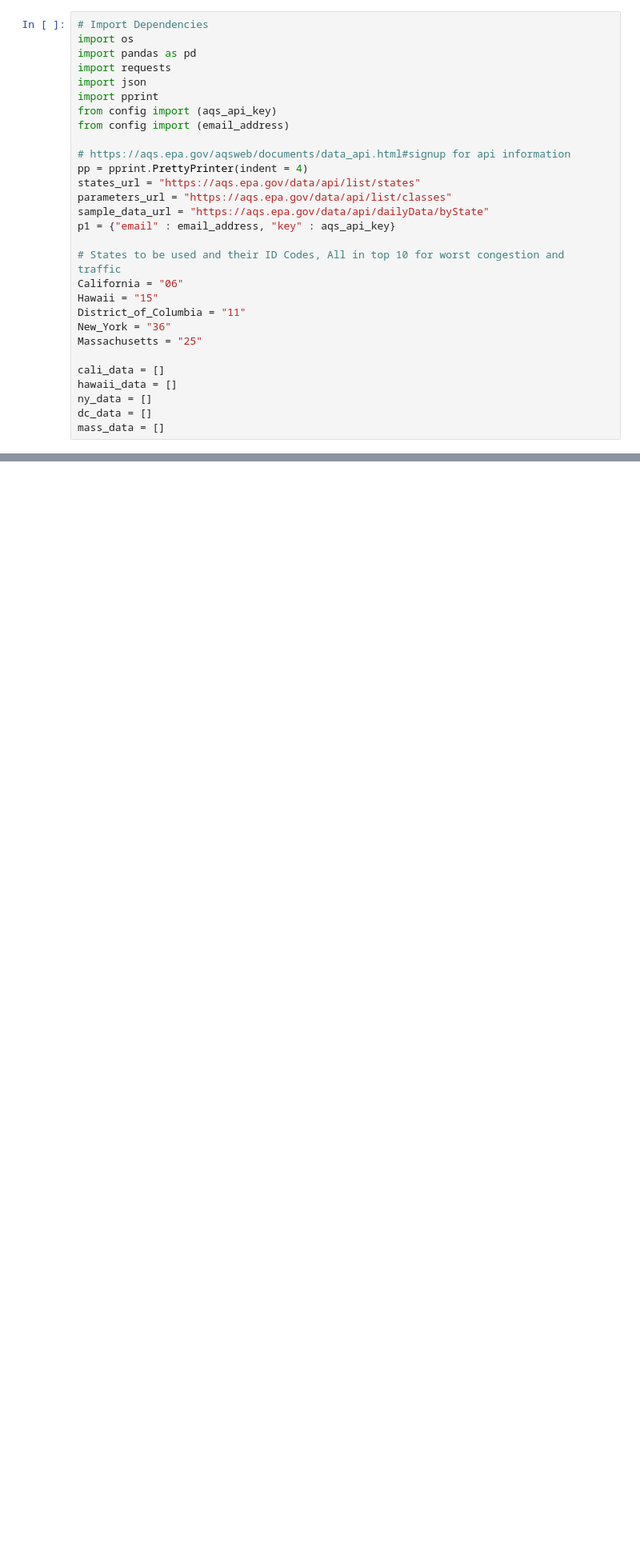
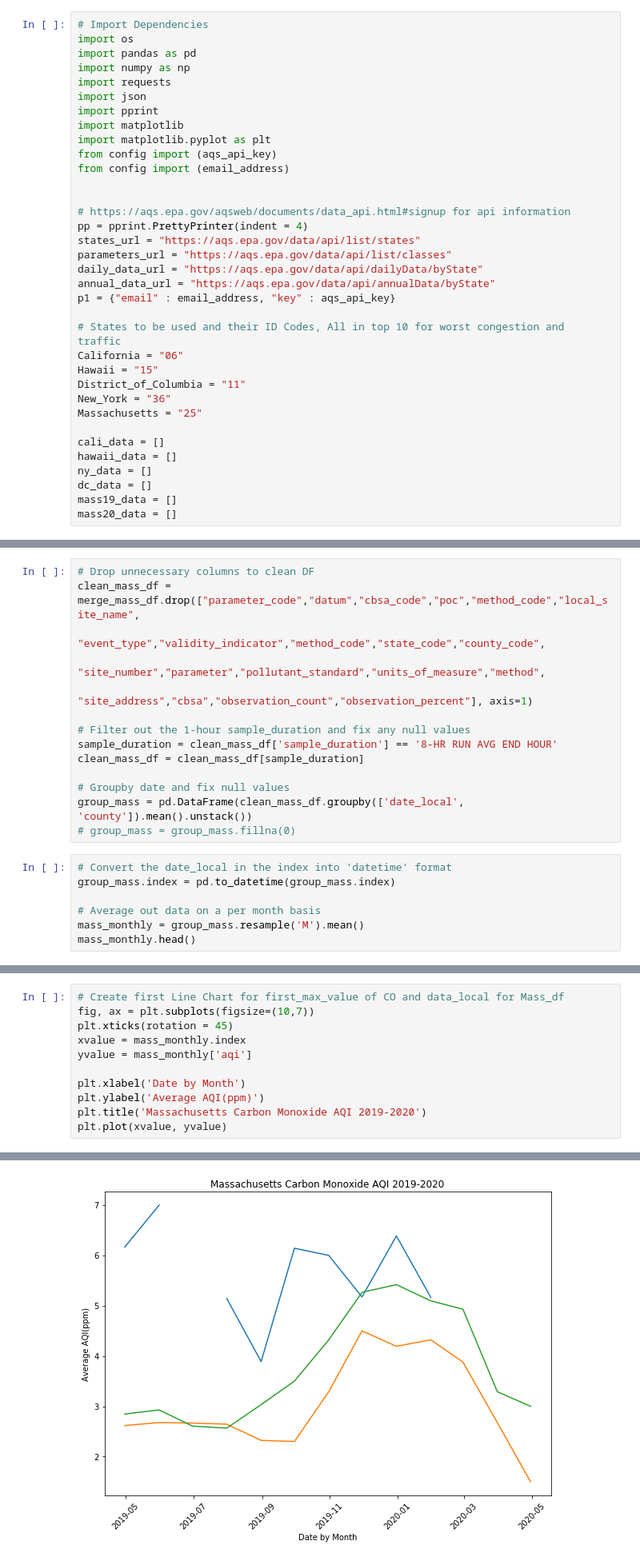
Before and after one commit to TrentELittle/BootcampProject1, a Jupyter notebook: project_main.ipynb, the cells around one changed output, grey strips where cells are left out. Shown at 80% size. Cells and saved outputs as stored; diff of their text form; blank space fills up the shorter version.

Commit message:
Updated CO AQI Graph

```diff
--- a/project_main.ipynb
+++ b/project_main.ipynb
@@ -2,17 +2,22 @@
 # Import Dependencies
 import os
 import pandas as pd
+import numpy as np
 import requests
 import json
 import pprint
+import matplotlib
+import matplotlib.pyplot as plt
 from config import (aqs_api_key)
 from config import (email_address)
+
 
 # https://aqs.epa.gov/aqsweb/documents/data_api.html#signup for api information
 pp = pprint.PrettyPrinter(indent = 4)
 states_url = "https://aqs.epa.gov/data/api/list/states"
 parameters_url = "https://aqs.epa.gov/data/api/list/classes"
-sample_data_url = "https://aqs.epa.gov/data/api/dailyData/byState"
+daily_data_url = "https://aqs.epa.gov/data/api/dailyData/byState"
+annual_data_url = "https://aqs.epa.gov/data/api/annualData/byState"
 p1 = {"email" : email_address, "key" : aqs_api_key}
 
 # States to be used and their ID Codes, All in top 10 for worst congestion and traffic
@@ -26,4 +31,5 @@ cali_data = []
 hawaii_data = []
 ny_data = []
 dc_data = []
-mass_data = []
+mass19_data = []
+mass20_data = []
@@ -124,0 +121,21 @@ mass_df.head()
+# %%
+# Drop unnecessary columns to clean DF
+clean_mass_df = merge_mass_df.drop(["parameter_code","datum","cbsa_code","poc","method_code","local_site_name",
+                            "event_type","validity_indicator","method_code","state_code","county_code",
+                            "site_number","parameter","pollutant_standard","units_of_measure","method",
+                            "site_address","cbsa","observation_count","observation_percent"], axis=1)
+
+# Filter out the 1-hour sample_duration and fix any null values
+sample_duration = clean_mass_df['sample_duration'] == '8-HR RUN AVG END HOUR'
+clean_mass_df = clean_mass_df[sample_duration]
+
+# Groupby date and fix null values
+group_mass = pd.DataFrame(clean_mass_df.groupby(['date_local', 'county']).mean().unstack())
+# group_mass = group_mass.fillna(0)
+# %%
+# Convert the date_local in the index into 'datetime' format
+group_mass.index = pd.to_datetime(group_mass.index)
+
+# Average out data on a per month basis
+mass_monthly = group_mass.resample('M').mean()
+mass_monthly.head()
@@ -124,0 +151,12 @@ mass_df.head()
+# %%
+# Create first Line Chart for first_max_value of CO and data_local for Mass_df
+fig, ax = plt.subplots(figsize=(10,7))
+plt.xticks(rotation = 45)
+xvalue = mass_monthly.index
+yvalue = mass_monthly['aqi']
+
+plt.xlabel('Date by Month')
+plt.ylabel('Average AQI(ppm)')
+plt.title('Massachusetts Carbon Monoxide AQI 2019-2020')
+plt.plot(xvalue, yvalue)
+# %% [output]
@@ -124,0 +166 @@ mass_df.head()
+[figure, added]
```
Also changed, not shown: parts of 11 cells of this notebook.
